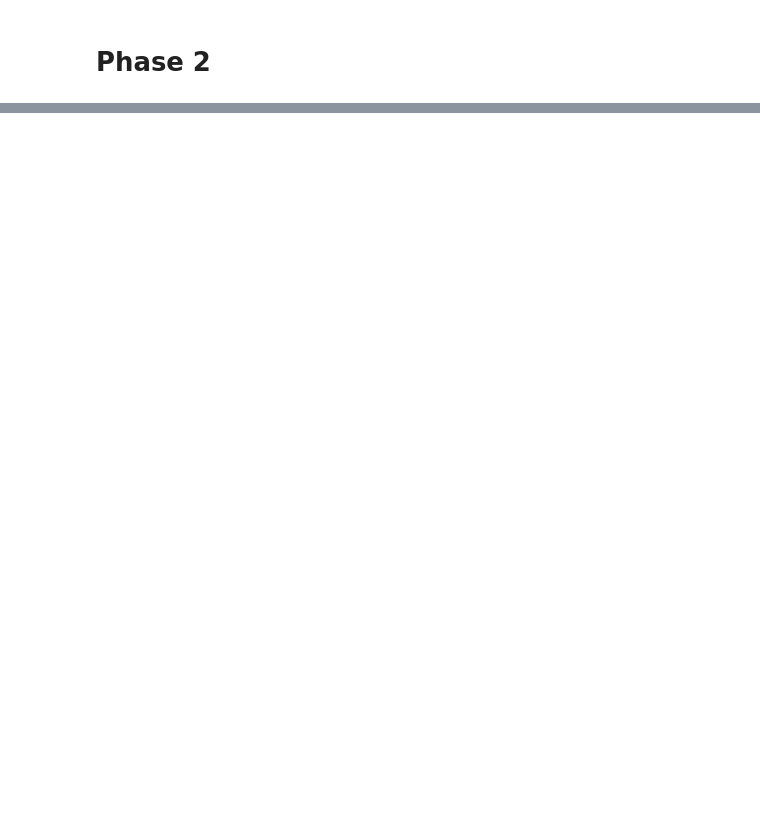
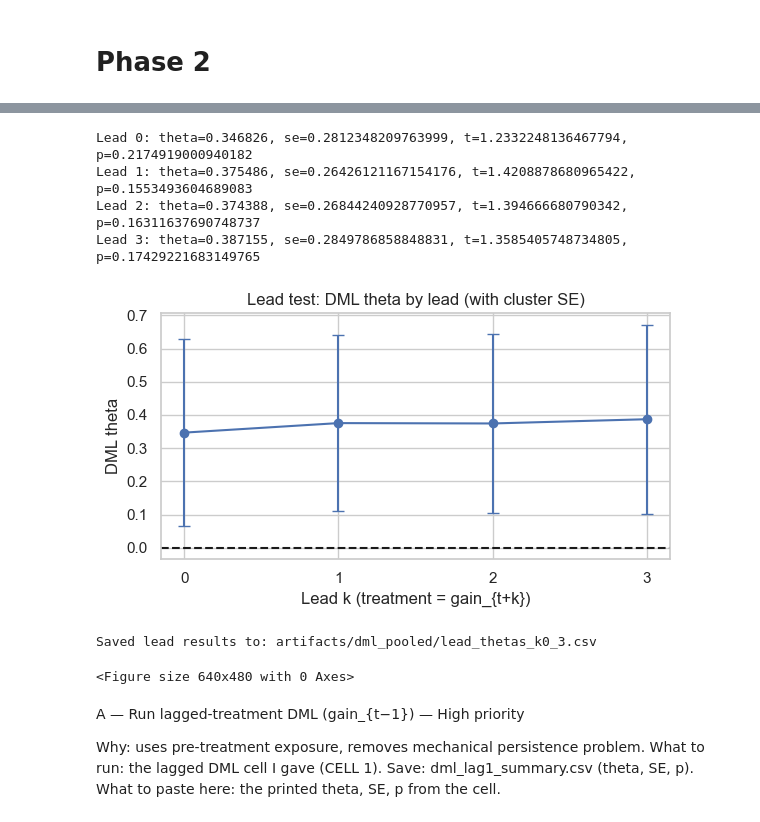
Before and after one commit to leosgamboy/Capstone, a Jupyter notebook: notebooks/01_data_cleaning_EDA.ipynb, the cells around one changed output, grey strips where cells are left out. Cells and saved outputs as stored; diff of their text form; code cells hidden in the pictures; blank space fills up the shorter version.

```diff
--- a/notebooks/01_data_cleaning_EDA.ipynb
+++ b/notebooks/01_data_cleaning_EDA.ipynb
@@ -504,0 +683,12 @@ np.random.seed(random_seed)
+# %%
+# CELL 4: MDE and effective within variance
+se_theta = res.bse[0]
+mde80 = (1.96 + 0.84) * se_theta
+print(f"SE(theta) = {se_theta:.6f}; MDE (approx 80% power) = {mde80:.6f}")
+
+# Effective within variance in demeaned T (for FE diagnostic, but we compute variance of v_all used)
+effective_within_var = np.var(v_all, ddof=1)
+print("Effective variance of residualised treatment (v):", effective_within_var)
+
+# Save
+pd.Series({'se_theta': se_theta, 'mde80': mde80, 'effective_within_var': effective_within_var}).to_csv(os.path.join(fold_output_dir,'dml_inference_metrics.csv'))
@@ -504,0 +1844,66 @@ np.random.seed(random_seed)
+# %%
+# Cell C: loop over leads 0..3, compute theta and cluster SE
+lead_results = []
+for k in [0,1,2,3]:
+    # create dataset with lead k: gain_{t+k} (future gain for k>=1); for k=0 use current gain
+    df_k = df.copy().reset_index(drop=True)
+    if k == 0:
+        df_k['gain_temp'] = df_k['gain']
+    else:
+        df_k['gain_temp'] = df_k.groupby('iso3c')['gain'].shift(-k)
+
+    # drop rows without treatment or outcome
+    df_k = df_k.dropna(subset=['gain_temp', Y_col]).reset_index(drop=True)
+
+    out = compute_dml_theta_and_se(df_k, covariates_to_use,
+                                   idcol='iso3c', timecol='year',
+                                   ycol=Y_col, tcol='gain_temp',
+                                   n_trees=200, random_seed=2025)
+
+    theta = out['theta']
+    res = out['res']
+    if res is not None:
+        se = float(res.bse[0])
+        tstat = float(res.tvalues[0])
+        pval = float(res.pvalues[0])
+    else:
+        se = np.nan; tstat = np.nan; pval = np.nan
+
+    lead_results.append({'lead_k': k, 'theta': theta, 'se': se, 'tstat': tstat, 'pval': pval})
+
+    print(f"Lead {k}: theta={theta:.6g}, se={se}, t={tstat}, p={pval}")
+
+# aggregate results to DataFrame and save
+lead_df = pd.DataFrame(lead_results)
+lead_df.to_csv(os.path.join(fold_output_dir, "lead_thetas_k0_3.csv"), index=False)
+
+# plot with error bars
+import matplotlib.pyplot as plt
+plt.figure(figsize=(6,3.5))
+plt.errorbar(lead_df['lead_k'], lead_df['theta'], yerr=lead_df['se'], fmt='o-', capsize=4)
+plt.axhline(0, color='k', linestyle='--')
+plt.xticks(lead_df['lead_k'])
+plt.xlabel('Lead k (treatment = gain_{t+k})')
+plt.ylabel('DML theta')
+plt.title('Lead test: DML theta by lead (with cluster SE)')
+plt.tight_layout()
+plt.show()
+
+# Save plot
+plt.savefig(os.path.join(fold_output_dir, "lead_theta_plot_k0_3.png"), dpi=200, bbox_inches='tight')
+print("Saved lead results to:", os.path.join(fold_output_dir, "lead_thetas_k0_3.csv"))
+# %% [output]
+Lead 0: theta=0.346826, se=0.2812348209763999, t=1.2332248136467794, p=0.2174919000940182
+Lead 1: theta=0.375486, se=0.26426121167154176, t=1.4208878680965422, p=0.1553493604689083
+Lead 2: theta=0.374388, se=0.26844240928770957, t=1.394666680790342, p=0.16311637690748737
+Lead 3: theta=0.387155, se=0.2849786858848831, t=1.3585405748734805, p=0.17429221683149765
+[figure, added]
+Saved lead results to: artifacts/dml_pooled/lead_thetas_k0_3.csv
+<Figure size 640x480 with 0 Axes>
+# %% [markdown]
+A — Run lagged-treatment DML (gain_{t−1}) — High priority
+
+Why: uses pre-treatment exposure, removes mechanical persistence problem.
+What to run: the lagged DML cell I gave (CELL 1).
+Save: dml_lag1_summary.csv (theta, SE, p).
+What to paste here: the printed theta, SE, p from the cell.
```
Also changed, not shown: parts of 67 cells of this notebook, 32 other files.
